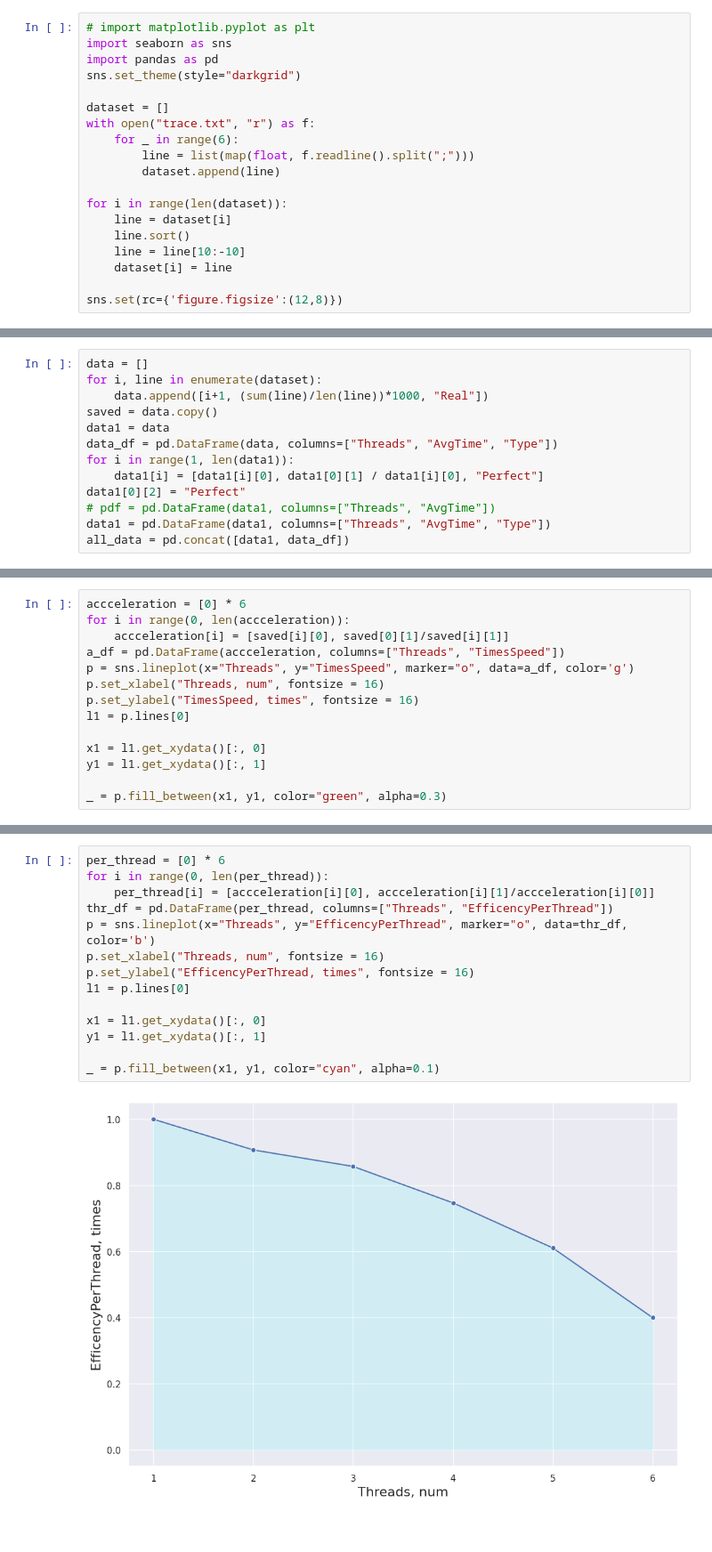
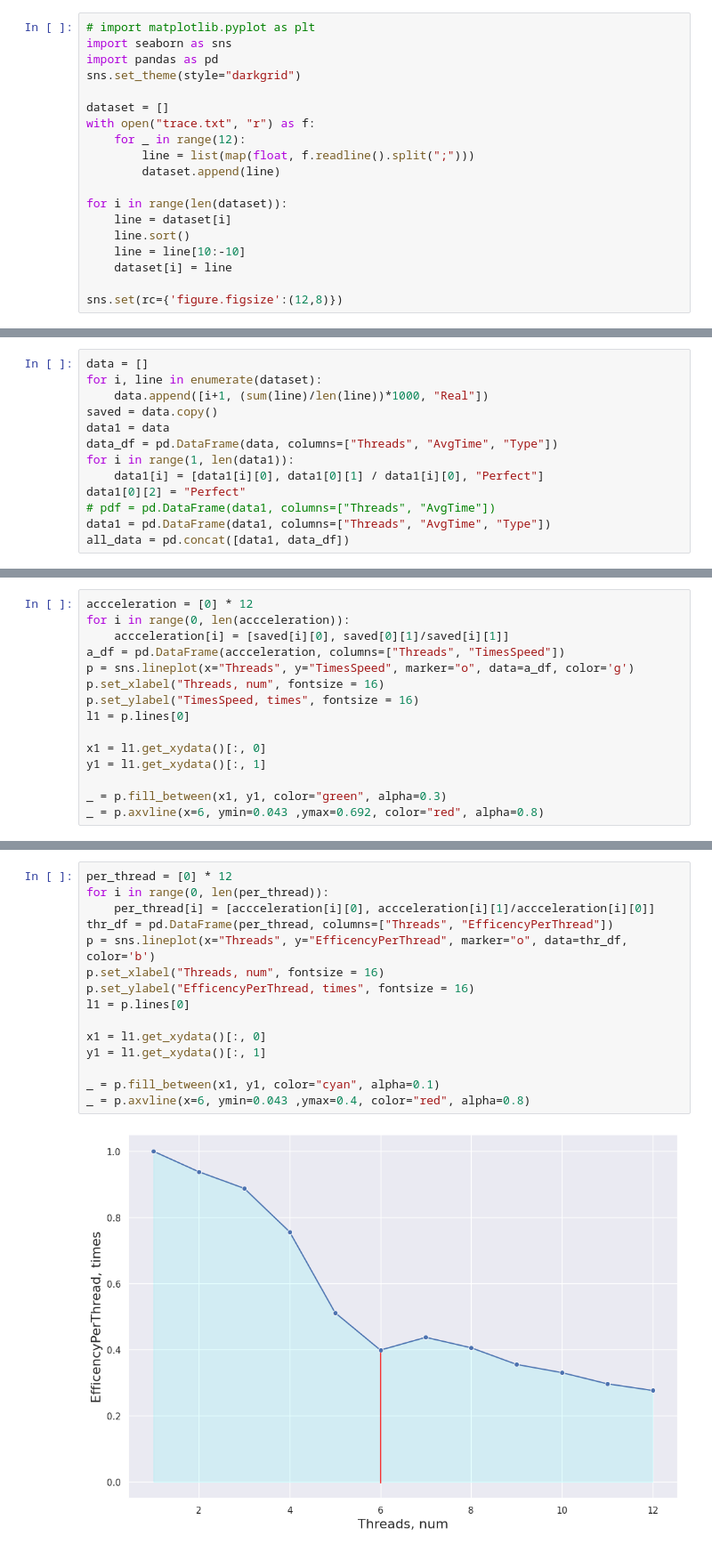
Before and after one commit to ThePigeonKing/skiddadle_skadoodle, a Jupyter notebook: lab2/Report.ipynb, the cells around one changed output, grey strips where cells are left out. Shown at 89% size. Cells and saved outputs as stored; diff of their text form.

```diff
--- a/lab2/Report.ipynb
+++ b/lab2/Report.ipynb
@@ -132,7 +108,7 @@ sns.set_theme(style="darkgrid")
 
 dataset = []
 with open("trace.txt", "r") as f:
-    for _ in range(6):
+    for _ in range(12):
         line = list(map(float, f.readline().split(";")))
         dataset.append(line)
 
@@ -198,5 +159,5 @@ _ = p.set_yticklabels([str(i) for i in range(0, 12)])
 # %%
-accceleration = [0] * 6
+accceleration = [0] * 12
 for i in range(0, len(accceleration)):
     accceleration[i] = [saved[i][0], saved[0][1]/saved[i][1]]
 a_df = pd.DataFrame(accceleration, columns=["Threads", "TimesSpeed"])
@@ -209,4 +170,5 @@ x1 = l1.get_xydata()[:, 0]
 y1 = l1.get_xydata()[:, 1]
 
 _ = p.fill_between(x1, y1, color="green", alpha=0.3)
+_ = p.axvline(x=6, ymin=0.043 ,ymax=0.692, color="red", alpha=0.8)
 # %% [output]
@@ -214,16 +176,17 @@ _ = p.fill_between(x1, y1, color="green", alpha=0.3)
 # %%
-per_thread = [0] * 6
+per_thread = [0] * 12
 for i in range(0, len(per_thread)):
     per_thread[i] = [accceleration[i][0], accceleration[i][1]/accceleration[i][0]]
 thr_df = pd.DataFrame(per_thread, columns=["Threads", "EfficencyPerThread"])
 p = sns.lineplot(x="Threads", y="EfficencyPerThread", marker="o", data=thr_df, color='b')
 p.set_xlabel("Threads, num", fontsize = 16)
 p.set_ylabel("EfficencyPerThread, times", fontsize = 16)
 l1 = p.lines[0]
 
 x1 = l1.get_xydata()[:, 0]
 y1 = l1.get_xydata()[:, 1]
 
 _ = p.fill_between(x1, y1, color="cyan", alpha=0.1)
+_ = p.axvline(x=6, ymin=0.043 ,ymax=0.4, color="red", alpha=0.8)
 # %% [output]
-[figure, old version]
+[figure, new version]
```
Also changed, not shown: parts of 7 cells of this notebook, 7 other files.
